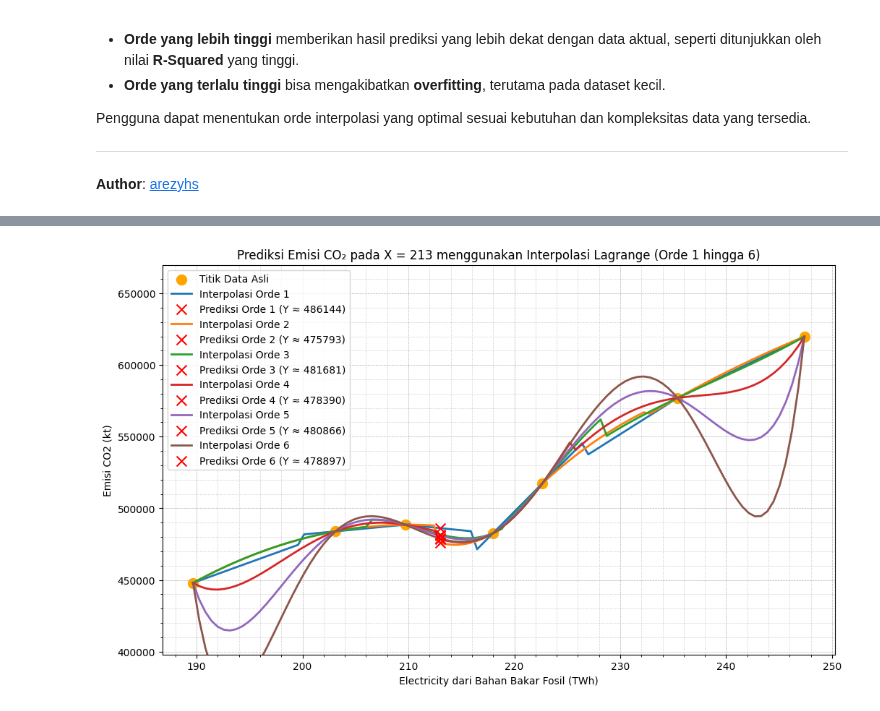
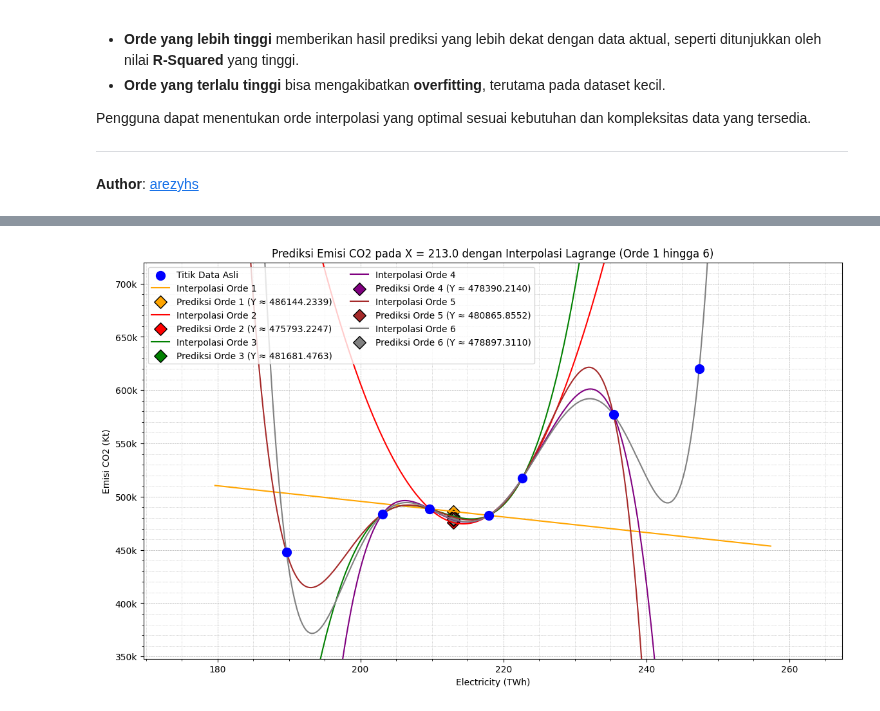
Before and after one commit to arezyhs/Interpolasi-Lagrange, a Jupyter notebook: Lagrange_Interpolation_Emisi CO2.ipynb, the cells around one changed output, grey strips where cells are left out. Saved outputs shown, nothing was run; the diff lists cells and outputs as text; code cells hidden in the pictures.

Commit message:
added Lagrange interpolation visualization with full and zoomed-in views, improve plot readability and fix y-axis scale

```diff
--- a/Lagrange_Interpolation_Emisi CO2.ipynb
+++ b/Lagrange_Interpolation_Emisi CO2.ipynb
@@ -121,7 +121,7 @@ pd.options.display.float_format = '{:.6f}'.format
 data_x = np.array([189.66, 203.11, 209.71, 217.97, 222.64, 235.41, 247.39])
 data_y = np.array([447940.0024, 483910.0037, 488549.9878, 482510.0098, 517320.0073, 576989.9902, 619840.0269])
 
-# Membuat variabel simbolik untuk x
+# Buat variabel simbolik untuk x
 x = sp.symbols('x')
 
 # Fungsi untuk membentuk polinomial Lagrange simbolik berdasarkan titik terdekat
@@ -142,16 +142,14 @@ def lagrange_interpolation(x_values, y_values, x_target, order):
     x_selected = x_values[idx]
     y_selected = y_values[idx]
     lagrange_poly = lagrange_polynomial(x_selected, y_selected)
-    interpolated_value = sp.lambdify(x, lagrange_poly, 'numpy')(x_target)
+    interpolated_value = float(lagrange_poly.evalf(subs={x: x_target}))
     return interpolated_value, lagrange_poly
 
 # Fungsi untuk menghitung batas error Lagrange
 def lagrange_error_bound_manual(x_values, y_values, x_target, order):
-    idx = np.argsort(np.abs(x_values - x_target))[:order + 2]
+    idx = np.argsort(np.abs(x_values - x_target))[:order + 1]
     x_selected = x_values[idx]
-    y_selected = y_values[idx]
-
-    if order + 1 < len(x_selected):
+    if order + 1 < len(x_values):
         derivative_max = 0
         for i in range(order + 2):
             for j in range(i + 1, order + 2):
@@ -165,7 +163,7 @@ def lagrange_error_bound_manual(x_values, y_values, x_target, order):
         derivative_max = 0
 
     product_term = 1
-    for xi in x_selected[:order + 1]:
+    for xi in x_selected:
         product_term *= abs(x_target - xi)
 
     error_estimate = abs(derivative_max * product_term / math.factorial(order + 1))
@@ -181,12 +179,12 @@ def calculate_error_metrics(y_actual, y_pred):
     RMSE = np.sqrt(np.mean((y_actual - y_pred) ** 2))  # Root Mean Square Error
     return error_relatif, R, R_squared, MAPE, MAE, RMSE
 
-# Nilai x target yang dicari
-x_target = 213
+# Pilih x_target dalam rentang data
+x_target = 213.0
 
 # Variabel untuk memilih orde interpolasi
-set_order = 6  # Ubah ini sesuai dengan orde yang diinginkan
-max_order = min(6, len(data_x) - 1)
+set_order = 6  # atur orde
+max_order = min(set_order, len(data_x) - 1)
 if set_order > max_order:
     print(f"Orde yang diminta ({set_order}) melebihi max_order ({max_order}). Menggunakan max_order.")
     set_order = max_order
@@ -202,20 +200,19 @@ for order in range(1, set_order + 1):
     higher_order_predictions[order] = prediction
     lagrange_polynomials[order] = poly
     error_bounds[order] = lagrange_error_bound_manual(data_x, data_y, x_target, order)
-    y_pred = np.array([sp.lambdify(x, lagrange_polynomials[order], 'numpy')(xi) for xi in data_x])
+    y_pred = np.array([float(poly.evalf(subs={x: xi})) for xi in data_x])
     galat = np.abs(data_y - y_pred)
     results_table = pd.DataFrame({
-        "Electricity (TWh)": data_x,
-        "Y Aktual": data_y,
-        f"Y Prediksi": y_pred,
-        f"Galat/Error": galat
+        "Electricity (KWh)": data_x,
+        "Emisi CO2 (Kt)": data_y,
+        "Y Prediksi": y_pred,
+        "Galat/Error": galat
     }).round(6)
     results_tables[order] = results_table
     error_relatif, R, R_squared, MAPE, MAE, RMSE = calculate_error_metrics(data_y, y_pred)
 
-    # Tampilkan tabel hasil dan evaluasi error per orde
-    print(f"\n=== Orde {order} ===")
-    print("\nTabel Hasil Prediksi dan Galat:")
+    # Tabel hasil dan evaluasi error untuk tiap orde
+    print(f"\nTabel Hasil Prediksi dan Galat Orde {order}:")
     print(results_table)
 
     print(f"\nEvaluasi Error:")
@@ -227,26 +224,38 @@ for order in range(1, set_order + 1):
     print(f"  RMSE                 : {RMSE:.6f}")
     print(f"  Batas Error Lagrange : {error_bounds[order]:.6f}")
 
+    # Menampilkan hasil prediksi, batas error, dan persamaan polinomial Lagrange
     print(f"\nPrediksi untuk X = {x_target} adalah {higher_order_predictions[order]:.6f}")
     print("Persamaan Polinomial Lagrange:")
     sp.pretty_print(lagrange_polynomials[order])
     print("=" * 50)
 
 # Grafik Plot Hasil
-plt.figure(figsize=(12, 7))
-plt.scatter(data_x, data_y, color='orange', s=100, label='Titik Data Asli')
-x_range = np.linspace(min(data_x), max(data_x), 100)
+plt.figure(figsize=(14, 8))
+plt.scatter(data_x, data_y, color='blue', s=100, label='Titik Data Asli', zorder=5)
+x_range = np.linspace(min(data_x) - 10, max(data_x) + 10, 300)  # Menambah rentang sumbu X
+colors = ['orange', 'red', 'green', 'purple', 'brown', 'grey']
+
 for order in range(1, set_order + 1):
-    y_interp = [lagrange_interpolation(data_x, data_y, x, order)[0] for x in x_range]
-    plt.plot(x_range, y_interp, label=f'Interpolasi Orde {order}', linewidth=2)
-    plt.scatter(x_target, higher_order_predictions[order], s=100, marker='x', color='red', label=f'Prediksi Orde {order} (Y ≈ {higher_order_predictions[order]:.0f})', zorder=5)
+    y_interp = [float(lagrange_polynomials[order].evalf(subs={x: xi})) for xi in x_range]
+    plt.plot(x_range, y_interp, color=colors[order - 1], linestyle='-', linewidth=1.5,
+             label=f'Interpolasi Orde {order}')
+    plt.scatter(x_target, higher_order_predictions[order], s=100, marker='D', edgecolor='black',
+                color=colors[order - 1], label=f'Prediksi Orde {order} (Y ≈ {higher_order_predictions[order]:.4f})')
 
-# Settingan grafik
-plt.xlabel('Electricity dari Bahan Bakar Fosil (TWh)')
-plt.ylabel('Emisi CO2 (kt)')
-plt.title(f'Prediksi Emisi CO₂ pada X = {x_target} menggunakan Interpolasi Lagrange (Orde 1 hingga {max_order})')
-plt.ylim(min(data_y) - 50000, max(data_y) + 50000)
-plt.legend()
+# Pengaturan grafik dengan batas Y dan X yang lebih luas
+plt.xlabel('Electricity (TWh)')
+plt.ylabel('Emisi CO2 (Kt)')
+plt.title(f'Prediksi Emisi CO2 pada X = {x_target} dengan Interpolasi Lagrange (Orde 1 hingga {set_order})')
+
+# Menambah rentang sumbu Y agar lebih terlihat
+plt.ylim(min(data_y) - 100000, max(data_y) + 100000)
+plt.xlim(min(data_x) - 20, max(data_x) + 20)  # Menambah rentang sumbu X
+
+# Menambahkan format angka sumbu Y dalam ribuan
+plt.gca().yaxis.set_major_formatter(plt.FuncFormatter(lambda x, _: f'{int(x / 1000)}k'))
+
+plt.legend(loc='upper left', frameon=True, fontsize=10, ncol=2)  # Legend diatur ke dua kolom untuk menghemat ruang
 plt.grid(True, which='both', linestyle='--', linewidth=0.5)
 plt.minorticks_on()
 plt.grid(which='minor', linestyle=':', linewidth=0.5)
@@ -267,6 +276,6 @@ Tabel Hasil Prediksi dan Galat:
 ... (141 lines left out)
 
 ↪           2
 ↪ .2209618⋅x  - 7010367496.10413⋅x + 252571809131.092
 ==================================================
-[figure, old version]
+[figure, new version]
```
Also changed, not shown: parts of 3 cells of this notebook.
